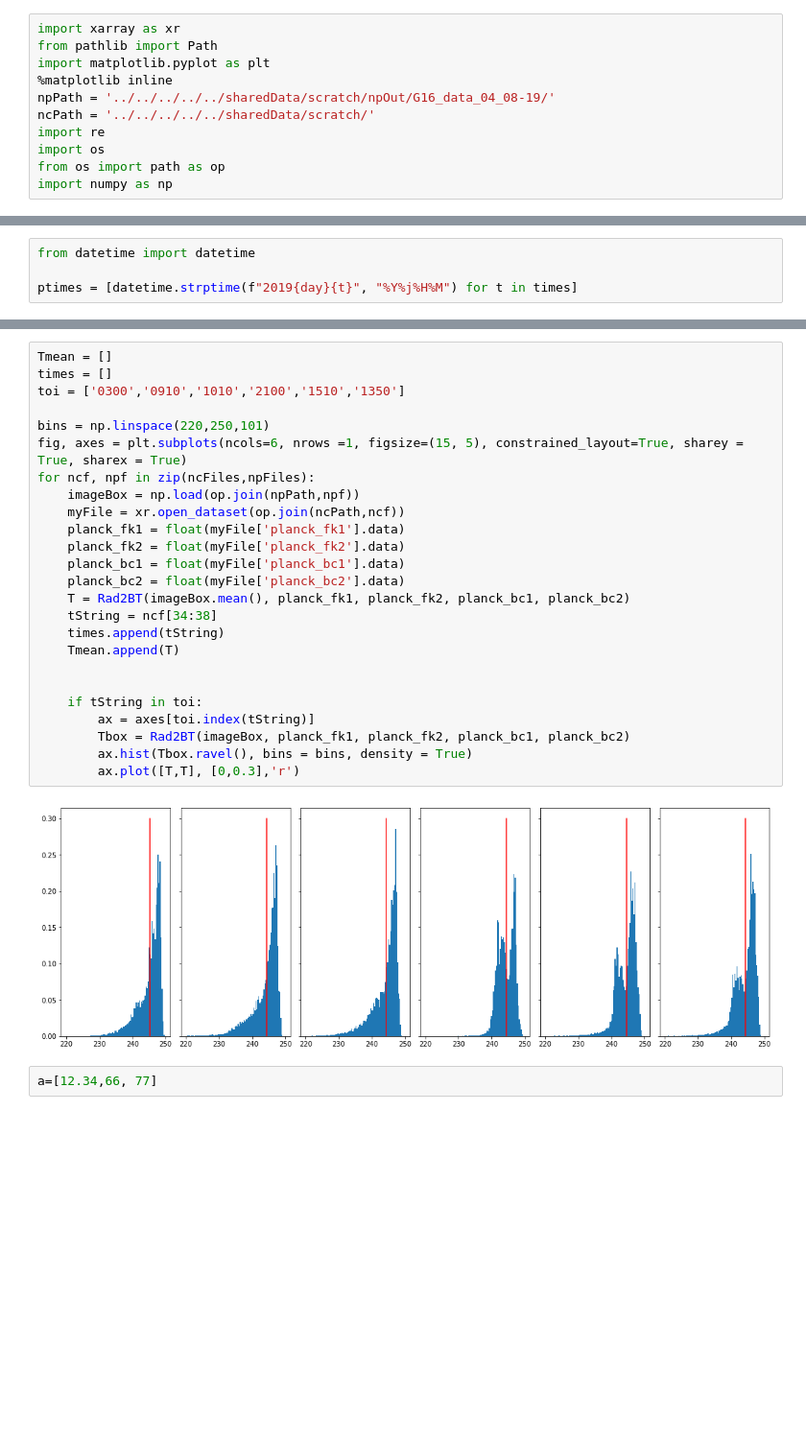
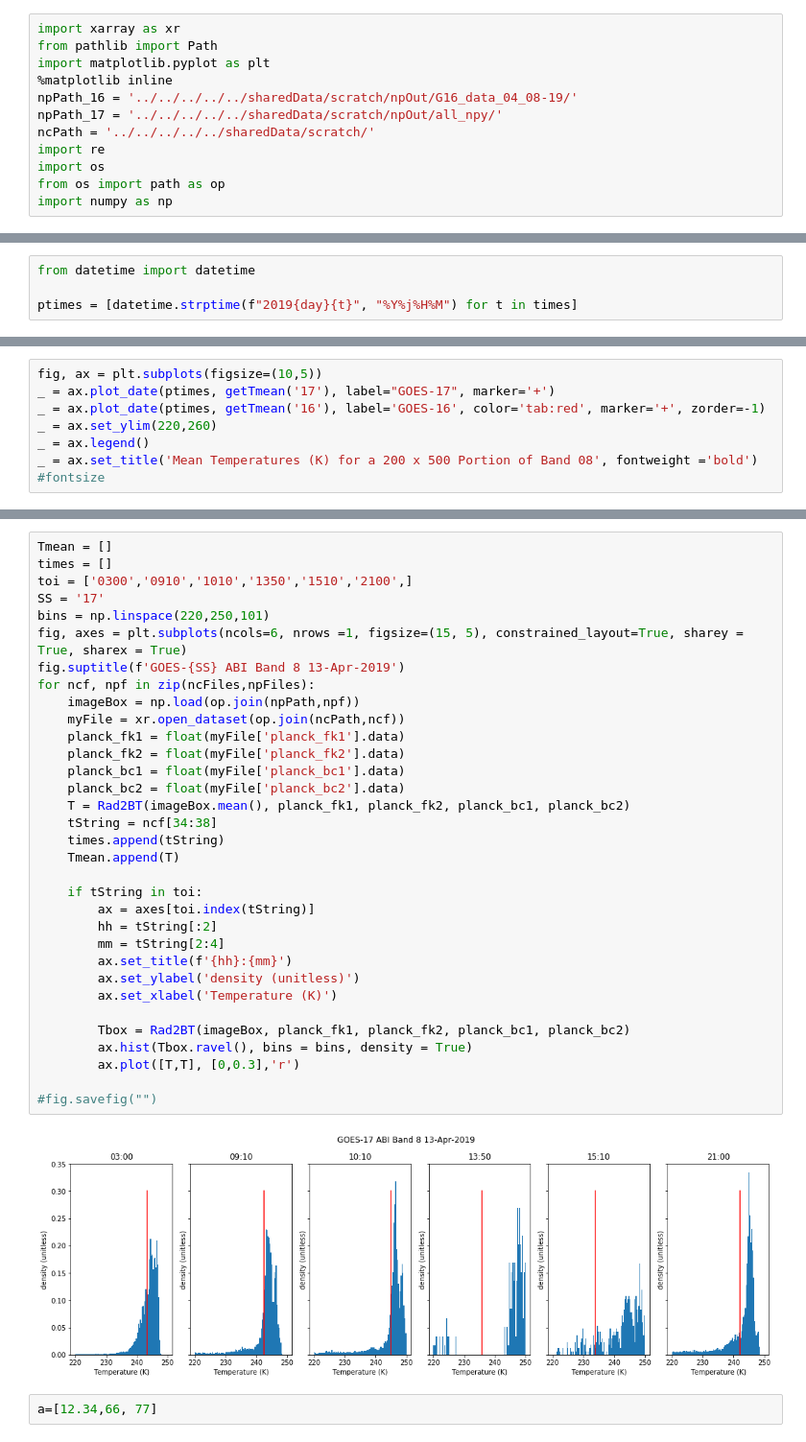
Before and after one commit to adomakor412/GOEScode, a Jupyter notebook: Histogram.ipynb, the cells around one changed output, grey strips where cells are left out. Shown at 96% size. Drawn from its saved outputs; the diff is of its cells as text; blank space fills up the shorter version.

Commit message:
render plots

```diff
--- a/Histogram.ipynb
+++ b/Histogram.ipynb
@@ -3,7 +3,8 @@ import xarray as xr
 from pathlib import Path
 import matplotlib.pyplot as plt
 %matplotlib inline
-npPath = '../../../../../sharedData/scratch/npOut/G16_data_04_08-19/'
+npPath_16 = '../../../../../sharedData/scratch/npOut/G16_data_04_08-19/'
+npPath_17 = '../../../../../sharedData/scratch/npOut/all_npy/'
 ncPath = '../../../../../sharedData/scratch/'
 import re
 import os
@@ -58,0 +57,8 @@ _ = ax.set_ylim(220,260)
+# %%
+fig, ax = plt.subplots(figsize=(10,5))
+_ = ax.plot_date(ptimes, getTmean('17'), label="GOES-17", marker='+')
+_ = ax.plot_date(ptimes, getTmean('16'), label='GOES-16', color='tab:red', marker='+', zorder=-1)
+_ = ax.set_ylim(220,260)
+_ = ax.legend()
+_ = ax.set_title('Mean Temperatures (K) for a 200 x 500 Portion of Band 08', fontweight ='bold')
+#fontsize
@@ -59,30 +67,38 @@ _ = ax.set_ylim(220,260)
 # %%
 Tmean = []
 times = []
-toi = ['0300','0910','1010','2100','1510','1350']
-
+toi = ['0300','0910','1010','1350','1510','2100',]
+SS = '17'
 bins = np.linspace(220,250,101)
 fig, axes = plt.subplots(ncols=6, nrows =1, figsize=(15, 5), constrained_layout=True, sharey = True, sharex = True)
+fig.suptitle(f'GOES-{SS} ABI Band 8 13-Apr-2019')
 for ncf, npf in zip(ncFiles,npFiles):
     imageBox = np.load(op.join(npPath,npf))
     myFile = xr.open_dataset(op.join(ncPath,ncf))
     planck_fk1 = float(myFile['planck_fk1'].data)
     planck_fk2 = float(myFile['planck_fk2'].data)
     planck_bc1 = float(myFile['planck_bc1'].data)
     planck_bc2 = float(myFile['planck_bc2'].data)
     T = Rad2BT(imageBox.mean(), planck_fk1, planck_fk2, planck_bc1, planck_bc2)
     tString = ncf[34:38]
     times.append(tString)
     Tmean.append(T)
 
-
     if tString in toi:
         ax = axes[toi.index(tString)]
+        hh = tString[:2]
+        mm = tString[2:4]
+        ax.set_title(f'{hh}:{mm}')
+        ax.set_ylabel('density (unitless)')
+        ax.set_xlabel('Temperature (K)')
+
         Tbox = Rad2BT(imageBox, planck_fk1, planck_fk2, planck_bc1, planck_bc2)
         ax.hist(Tbox.ravel(), bins = bins, density = True)
         ax.plot([T,T], [0,0.3],'r')
+
+#fig.savefig("")
 # %% [output]
-[figure, old version]
+[figure, new version]
 # %%
 a=[12.34,66, 77]
 # %%
```
Also changed, not shown: parts of 5 cells of this notebook, 2 other files.
